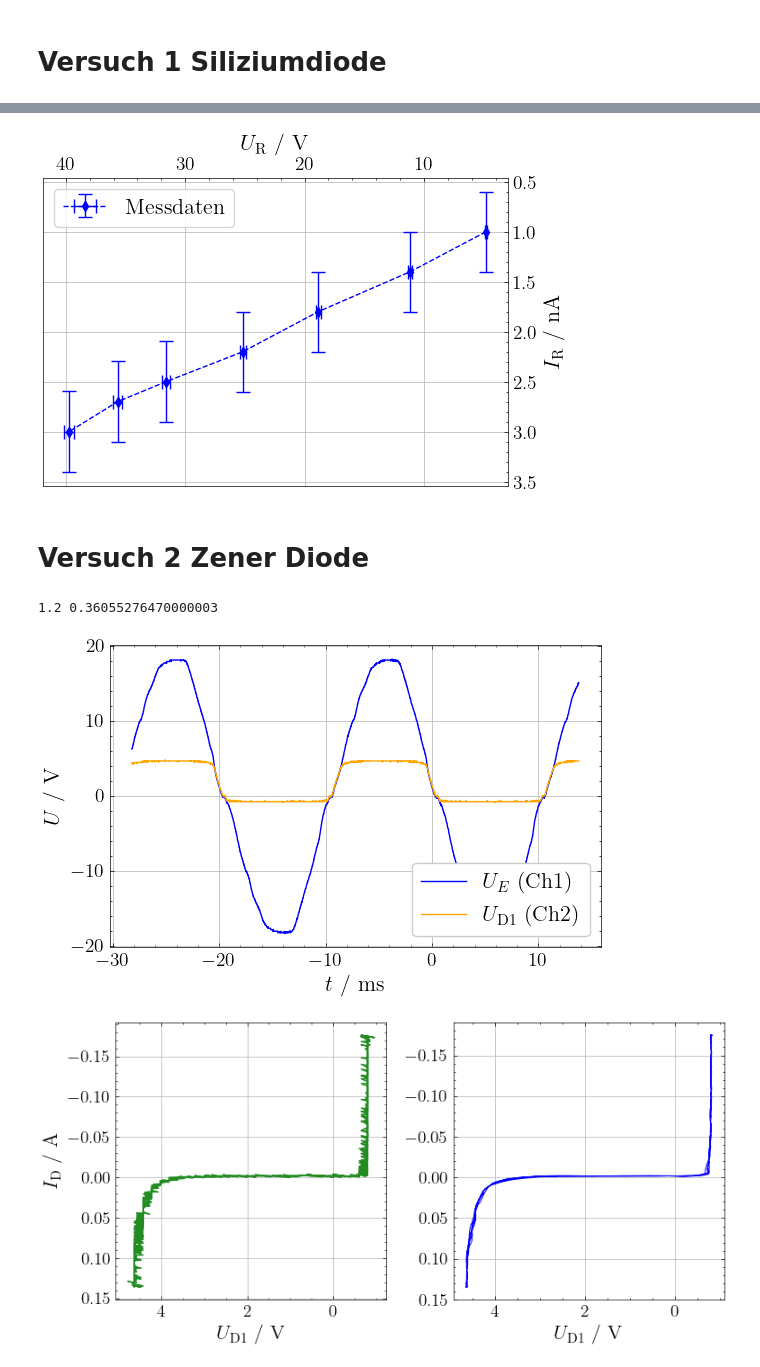
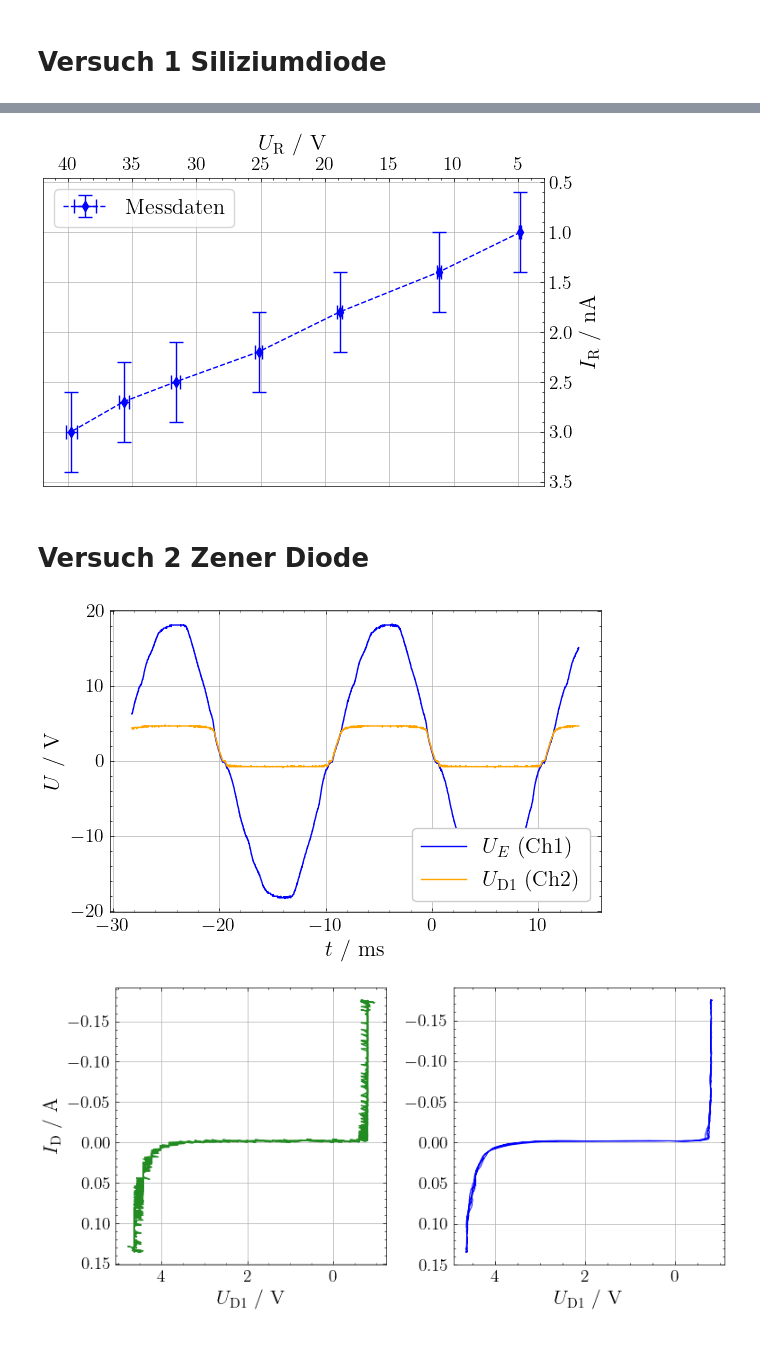
Before and after one commit to eudaemon3/Labor-Experimentalphysik-2, a Jupyter notebook: 05_Halbleiterdiode/Auswertung.ipynb, the cells around one changed output, grey strips where cells are left out. Cells and saved outputs as stored; diff of their text form; code cells hidden in the pictures.

```diff
--- a/05_Halbleiterdiode/Auswertung.ipynb
+++ b/05_Halbleiterdiode/Auswertung.ipynb
@@ -44,36 +50,40 @@ ax.grid(True)
 # %%
-U_R = np.array([4.813, 11.16, 18.86, 25.16, 31.59, 35.65, 39.71])  # V
+U_Ser = np.array([4.813, 11.16, 18.86, 25.16, 31.59, 35.65, 39.71])  # V
 U_R2 = np.array([0.001, 0.0014, 0.0018, 0.0022, 0.0025, 0.0027, 0.003])  # V
 
-dU = U_R*0.01 + 0.03
+dU_Ser = U_Ser*0.01 + 0.03
 dU_r2 = U_R2*0.0008 + 0.0004
+
+U_R = U_Ser - U_R2
+dU = dU_Ser + dU_r2
 
 I_F = U_R2 * 1000     # nA
 dI  = dU_r2 *1000     # nA
 
 fig, ax = plt.subplots(figsize=(6, 4))
 
 ax.errorbar(U_R, I_F, xerr=dU, yerr=dI, fmt='b--d', capsize=5, markersize=5, label=r'Messdaten')
 
 # --- Mirror both axes into the negative direction ---
 ax.invert_xaxis()
 ax.invert_yaxis()
 
 # --- Move y-axis to the right ---
 ax.yaxis.tick_right()
 ax.yaxis.set_label_position('right')
 ax.xaxis.tick_top()
 ax.xaxis.set_label_position('top')
 
 # Labels and grid
 ax.set_xlabel(r'$U_\text{R}$ / $\text{V}$', fontsize=16)
 ax.set_ylabel(r'$I_\text{R}$ / $\text{nA}$', fontsize=16)
 ax.grid(True)
 
 ax.legend(frameon=True, fontsize=16)
+plt.tight_layout()
 plt.show()
 # %% [output]
-[figure, old version]
+[figure, new version]
 # %% [markdown]
 # Versuch 2 Zener Diode
 # %%
@@ -86,17 +96,10 @@ time = data[0]
 U_E = data[1]
 U_D1 = data[2]
 
-
-div = 5.0  # volts per division
-delta_U_E  = 0.01 * np.abs(U_E) + 0.05*div
-delta_U_D1 = 0.01 * np.abs(U_D1) + 0.05*div
-print(40*0.03, delta_U_E[50])
 U_R = U_E - U_D1
-delta_U_R = np.abs(delta_U_E) + np.abs(delta_U_D1)
 
 R = 100.0  # Ohm
 I = U_R / R
-delta_I = delta_U_R / R
 
 # Create figure
 fig, ax = plt.subplots(figsize=(6,4))
@@ -109,7 +112,6 @@ ax.legend(frameon=True, loc='lower right', framealpha=1, fontsize=16)
 plt.tight_layout()
 plt.show()
 # %% [output]
-1.2 0.36055276470000003
 [figure]
 # %%
 fig, (ax1, ax2) = plt.subplots(1,2, figsize=(8,4))
```
Also changed, not shown: parts of 7 cells of this notebook, 4 other files.
